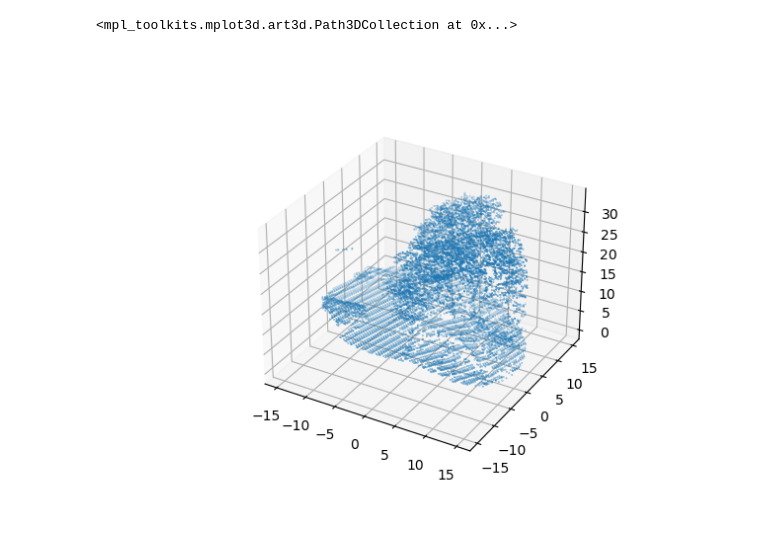
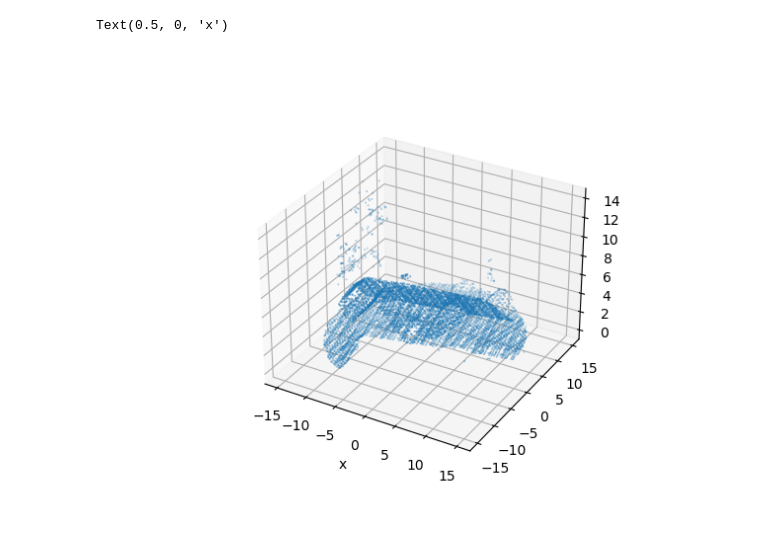
Before and after one commit to victaaahh/tree_ssl, a Jupyter notebook: torch-points3d/dataset_test.ipynb, the cells around one changed output. Drawn from its saved outputs; the diff is of its cells as text; code cells hidden in the pictures.

```diff
--- a/torch-points3d/dataset_test.ipynb
+++ b/torch-points3d/dataset_test.ipynb
@@ -6,3 +9,3 @@ import matplotlib.pyplot as plt
 # %%
-dataset = LasSSL('data/treeSSL', ["2017/*.laz", "2020-21/*.laz"])
+dataset = LasSSL('data/treeSSL', ["2017/*.laz", "2020-21/*.laz"], )
 # %%
@@ -15,7 +26,8 @@ label_file.explore()
 # %%
 fig = plt.figure()
 ax = fig.add_subplot(projection='3d')
-ax.scatter(*dataset[24].pos.T, s=0.1)
+ax.scatter(*dataset[255].pos.T, s=0.1)
+plt.xlabel('x')
 # %% [output]
-<mpl_toolkits.mplot3d.art3d.Path3DCollection at 0x...>
+Text(0.5, 0, 'x')
-[figure, old version]
+[figure, new version]
```
Also changed, not shown: parts of 9 cells of this notebook, 1 other file.
